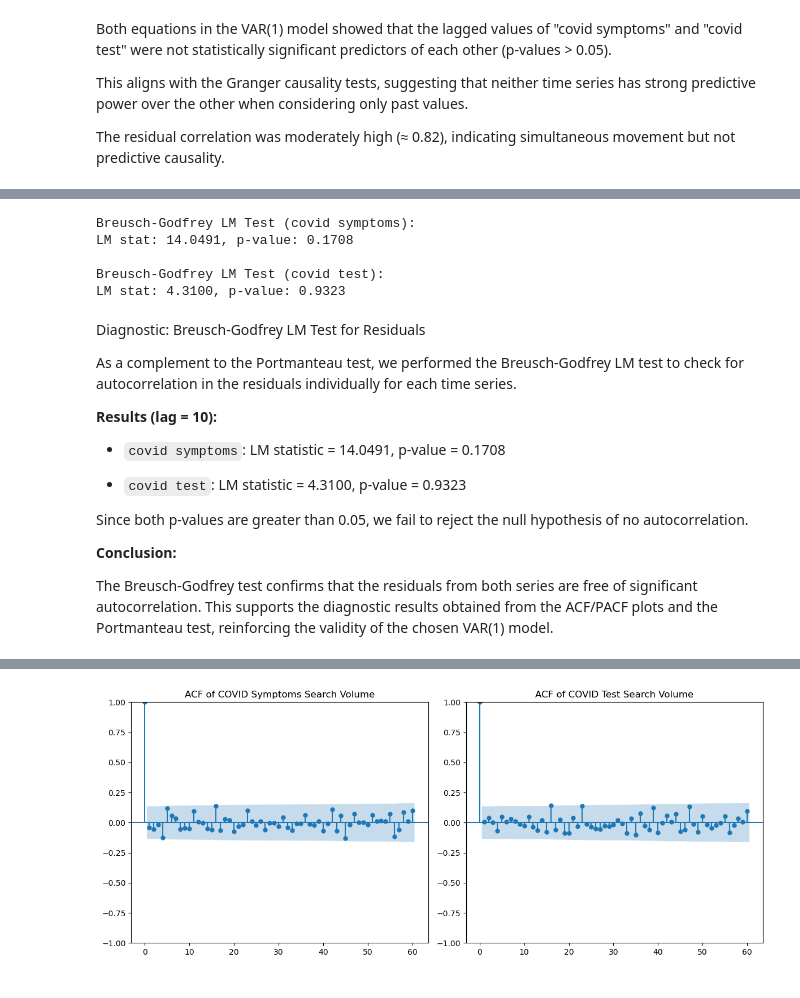
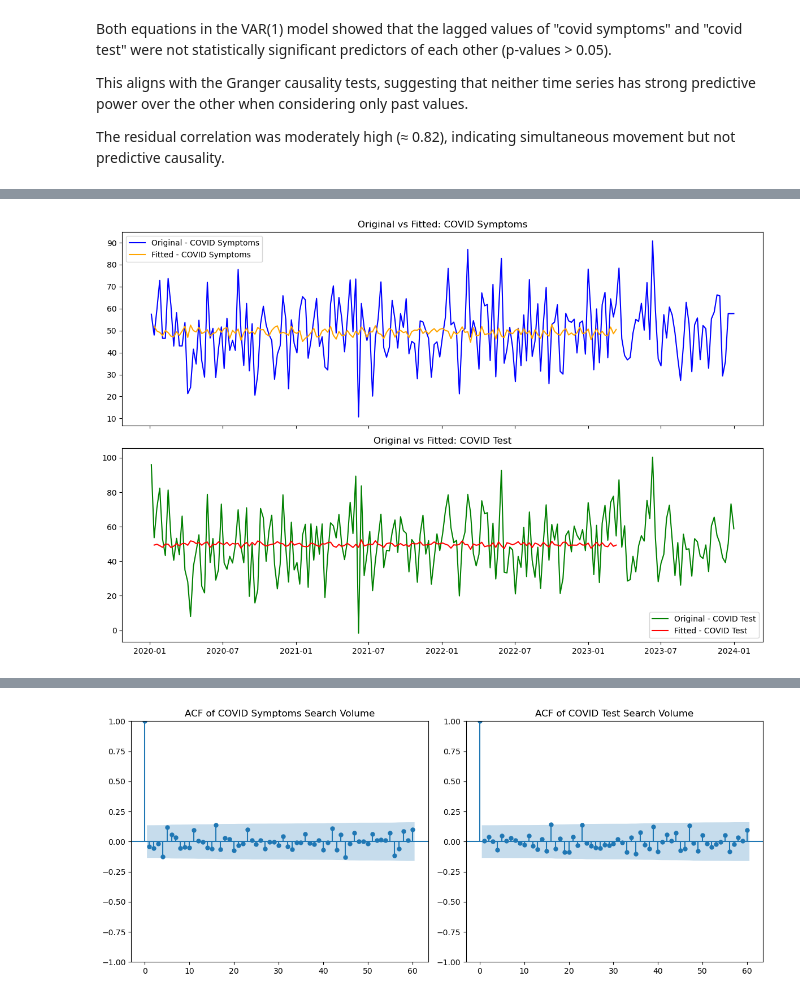
Before and after one commit to sevintanerdi/TSAproject, a Jupyter notebook: TSA_analysis.ipynb, the cells around one changed output, grey strips where cells are left out. Saved outputs shown, nothing was run; the diff lists cells and outputs as text; code cells hidden in the pictures.

```diff
--- a/TSA_analysis.ipynb
+++ b/TSA_analysis.ipynb
@@ -590,43 +306,23 @@ The residuals appear to behave like white noise, indicating that the VAR(1) mode
-# %%
-import statsmodels.api as sm
-from statsmodels.stats.diagnostic import acorr_breusch_godfrey
-
-# Test for covid symptoms residuals
-X_sym = sm.add_constant(data['covid test']) # covid test is independent
-model_sym = sm.OLS(data['covid symptoms'], X_sym).fit()
-bg_symptoms = acorr_breusch_godfrey(model_sym, nlags=10)
-
-# Test for covid test residuals
-X_test = sm.add_constant(data['covid symptoms']) # covid symptoms is independent
-model_test = sm.OLS(data['covid test'], X_test).fit()
-bg_test = acorr_breusch_godfrey(model_test, nlags=10)
-
-print("Breusch-Godfrey LM Test (covid symptoms):")
-print(f"LM stat: {bg_symptoms[0]:.4f}, p-value: {bg_symptoms[1]:.4f}")
-
-print("\nBreusch-Godfrey LM Test (covid test):")
-print(f"LM stat: {bg_test[0]:.4f}, p-value: {bg_test[1]:.4f}")
-# %% [output]
-Breusch-Godfrey LM Test (covid symptoms):
-LM stat: 14.0491, p-value: 0.1708
-
-Breusch-Godfrey LM Test (covid test):
-LM stat: 4.3100, p-value: 0.9323
-# %% [markdown]
-Diagnostic: Breusch-Godfrey LM Test for Residuals
-
-As a complement to the Portmanteau test, we performed the Breusch-Godfrey LM test to check for autocorrelation in the residuals individually for each time series.
-
-**Results (lag = 10):**
-
-- `covid symptoms`:
-LM statistic = 14.0491, p-value = 0.1708
-
-- `covid test`:
-LM statistic = 4.3100, p-value = 0.9323
-
-Since both p-values are greater than 0.05, we fail to reject the null hypothesis of no autocorrelation.
-
-**Conclusion:**
-
-The Breusch-Godfrey test confirms that the residuals from both series are free of significant autocorrelation. This supports the diagnostic results obtained from the ACF/PACF plots and the Portmanteau test, reinforcing the validity of the chosen VAR(1) model.
+# %%
+import matplotlib.pyplot as plt
+
+fitted_values = var_results.fittedvalues
+
+fig, axes = plt.subplots(2, 1, figsize=(12, 8), sharex=True)
+
+# Original vs Fitted: COVID Symptoms
+axes[0].plot(data['covid symptoms'], label='Original - COVID Symptoms', color='blue')
+axes[0].plot(fitted_values['covid symptoms'], label='Fitted - COVID Symptoms', color='orange')
+axes[0].set_title('Original vs Fitted: COVID Symptoms')
+axes[0].legend()
+
+# Original vs Fitted: COVID Test
+axes[1].plot(data['covid test'], label='Original - COVID Test', color='green')
+axes[1].plot(fitted_values['covid test'], label='Fitted - COVID Test', color='red')
+axes[1].set_title('Original vs Fitted: COVID Test')
+axes[1].legend()
+
+plt.tight_layout()
+plt.show()
+# %% [output]
+[figure, added]
```
Also changed, not shown: parts of 51 cells of this notebook.
